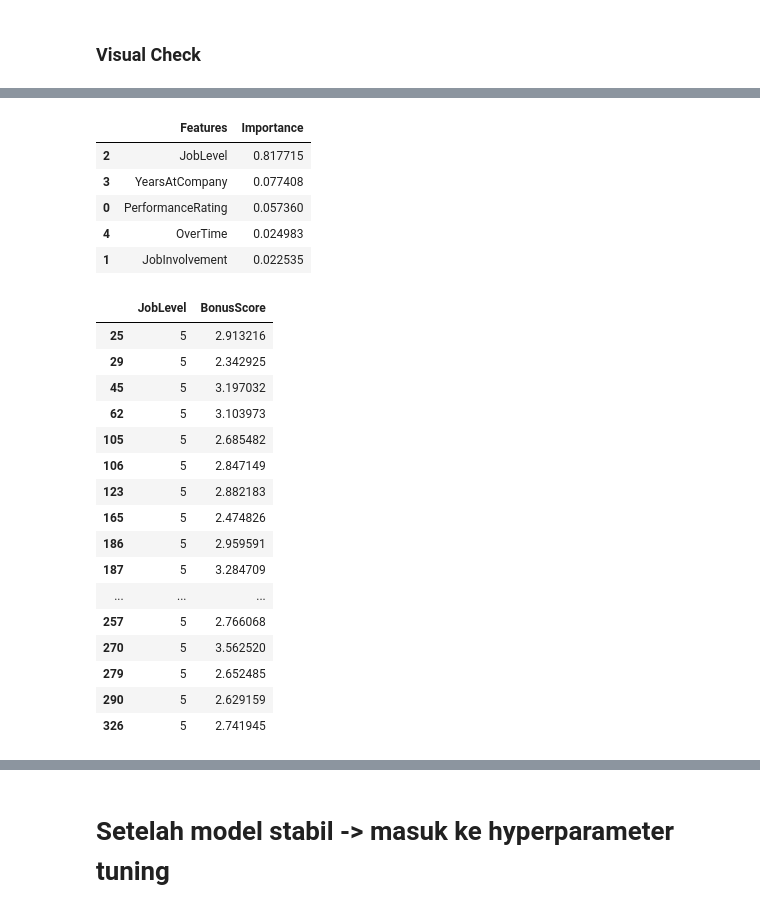
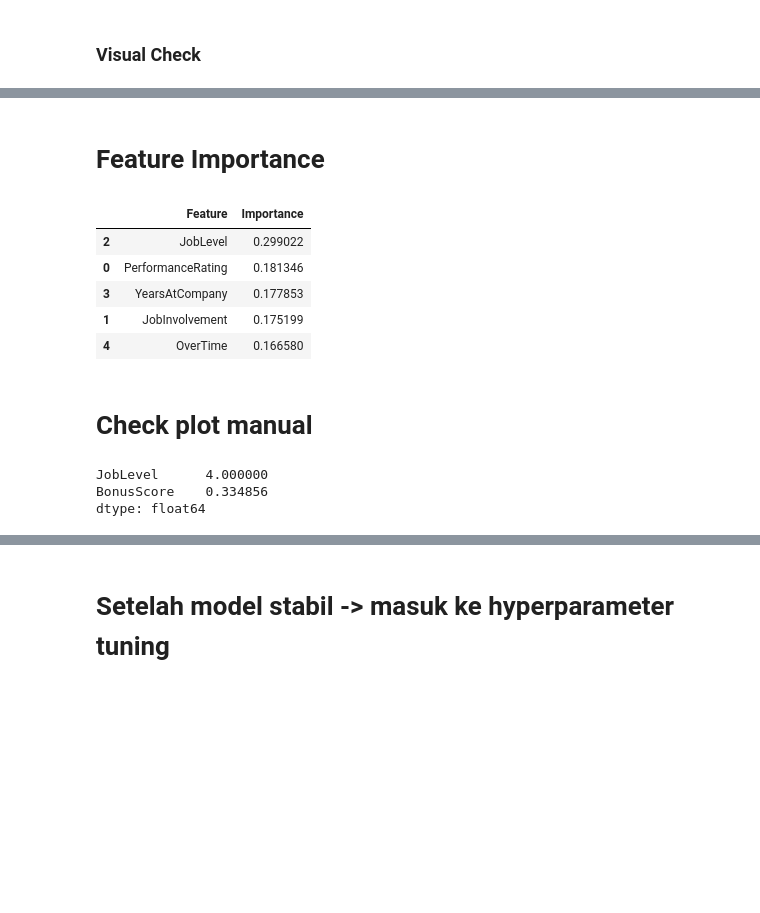
Before and after one commit to Surya221299/employee-bonus-optimization, a Jupyter notebook: employee-compensation-optimation.ipynb, the cells around one changed output, grey strips where cells are left out. Drawn from its saved outputs; the diff is of its cells as text; code cells hidden in the pictures; blank space fills up the shorter version.

```diff
--- a/employee-compensation-optimation.ipynb
+++ b/employee-compensation-optimation.ipynb
@@ -625,0 +472,33 @@ XGBRegressor(base_score=None, booster=None, callbacks=None,
+# %%
+df["BonusScore"] = df.apply(generate_target_bonus, axis=1)
+# axis=1 artiya horizontal, karena kolom ["BonusScore"] membutuhkan data dari kolom horizontal lain
+
+# global min-max → y in [0,1]
+y_scaler = MinMaxScaler(feature_range=(0, 1)) # membuat rentang data antara 0 - 1, berasal dari sklearn.preprocessing
+df["BonusScore"] = y_scaler.fit_transform(df[["BonusScore"]]) # DATA LEAKAGE RINGAN karena cuma di target y
+# %%
+X = df[[
+    "PerformanceRating",
+    "JobInvolvement",
+    "JobLevel",
+    "YearsAtCompany",
+    "OverTime"
+]]
+
+y = df["BonusScore"]
+# %%
+X_train, X_test, y_train, y_test = train_test_split(
+    X, y, test_size=0.2, random_state=42
+)
+
+model = XGBRegressor(
+    max_depth=3,
+    n_estimators=200,
+    learning_rate=0.05,
+    subsample=0.8,
+    colsample_bytree=0.8,
+    reg_alpha=1,
+    reg_lambda=1
+)
+
+model.fit(X_train, y_train)
@@ -669,17 +592,16 @@ plt.show()
+# %% [markdown]
+# Feature Importance
 # %%
-### Feature Importance
-
 importance = model.feature_importances_
-features = X.columns
 
 pd.DataFrame({
-    "Features": features,
+    "Feature": X.columns,
     "Importance": importance
-}).sort_values(by="Importance", ascending=False).head(18)
+}).sort_values(by="Importance", ascending=False)
 # %% [output]
-|  | Features | Importance |
-| 2 | JobLevel | 0.817715 |
-| 3 | YearsAtCompany | 0.077408 |
-| 0 | PerformanceRating | 0.057360 |
-| 4 | OverTime | 0.024983 |
-| 1 | JobInvolvement | 0.022535 |
+|  | Feature | Importance |
+| 2 | JobLevel | 0.299022 |
+| 0 | PerformanceRating | 0.181346 |
+| 3 | YearsAtCompany | 0.177853 |
+| 1 | JobInvolvement | 0.175199 |
+| 4 | OverTime | 0.166580 |
@@ -688,23 +608,11 @@ pd.DataFrame({
+# %% [markdown]
+# Check plot manual
 # %%
-df[df["JobLevel"] == 5 ][["JobLevel", "BonusScore"]].head(20)
+df[df["JobLevel"] == 4 ][["JobLevel", "BonusScore"]].min()
 # %% [output]
-|  | JobLevel | BonusScore |
-| 25 | 5 | 2.913216 |
-| 29 | 5 | 2.342925 |
-| 45 | 5 | 3.197032 |
-| 62 | 5 | 3.103973 |
-| 105 | 5 | 2.685482 |
-| 106 | 5 | 2.847149 |
-| 123 | 5 | 2.882183 |
-| 165 | 5 | 2.474826 |
-| 186 | 5 | 2.959591 |
-| 187 | 5 | 3.284709 |
-| ... | ... | ... |
-| 257 | 5 | 2.766068 |
-| 270 | 5 | 3.562520 |
-| 279 | 5 | 2.652485 |
-| 290 | 5 | 2.629159 |
-| 326 | 5 | 2.741945 |
+JobLevel      4.000000
+BonusScore    0.334856
+dtype: float64
 # %%
 df[["MonthlyIncome","BonusScore"]].head(10)
 # %% [output]
```
Also changed, not shown: parts of 56 cells of this notebook.
